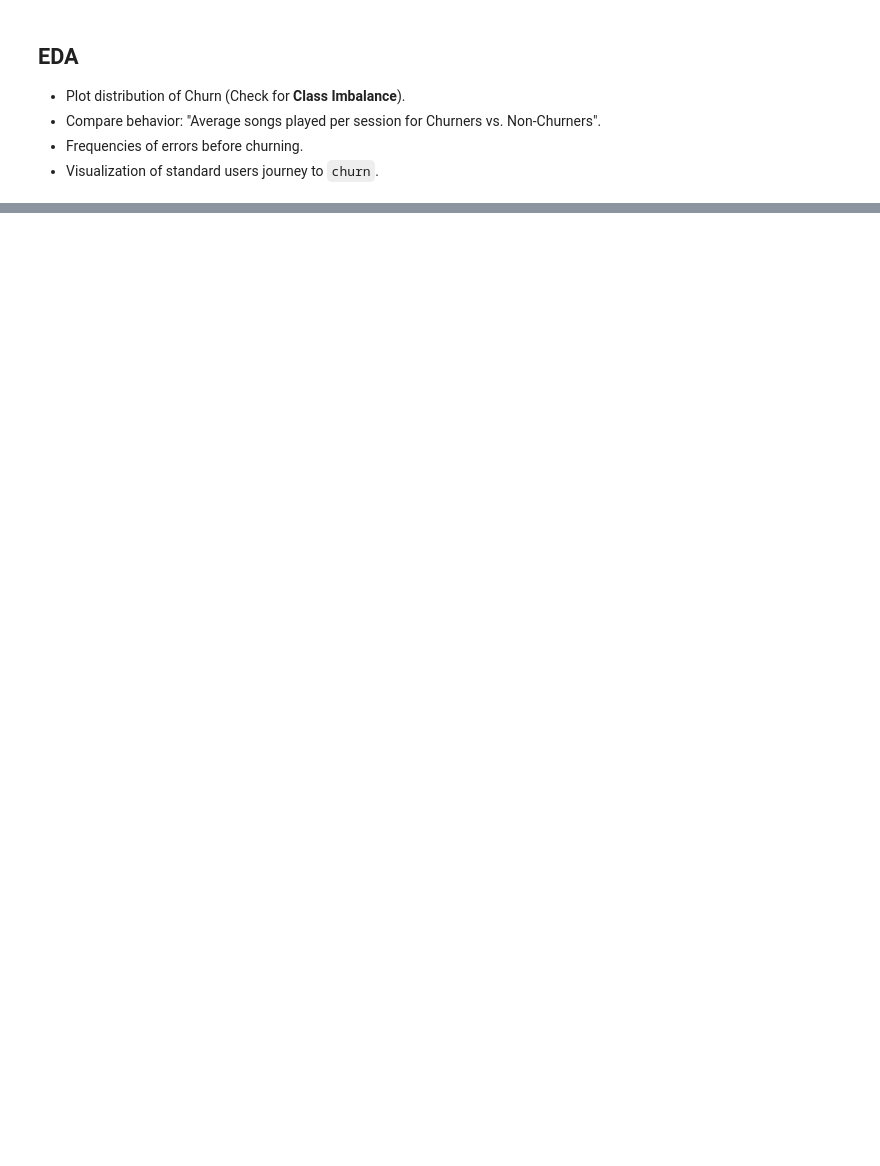
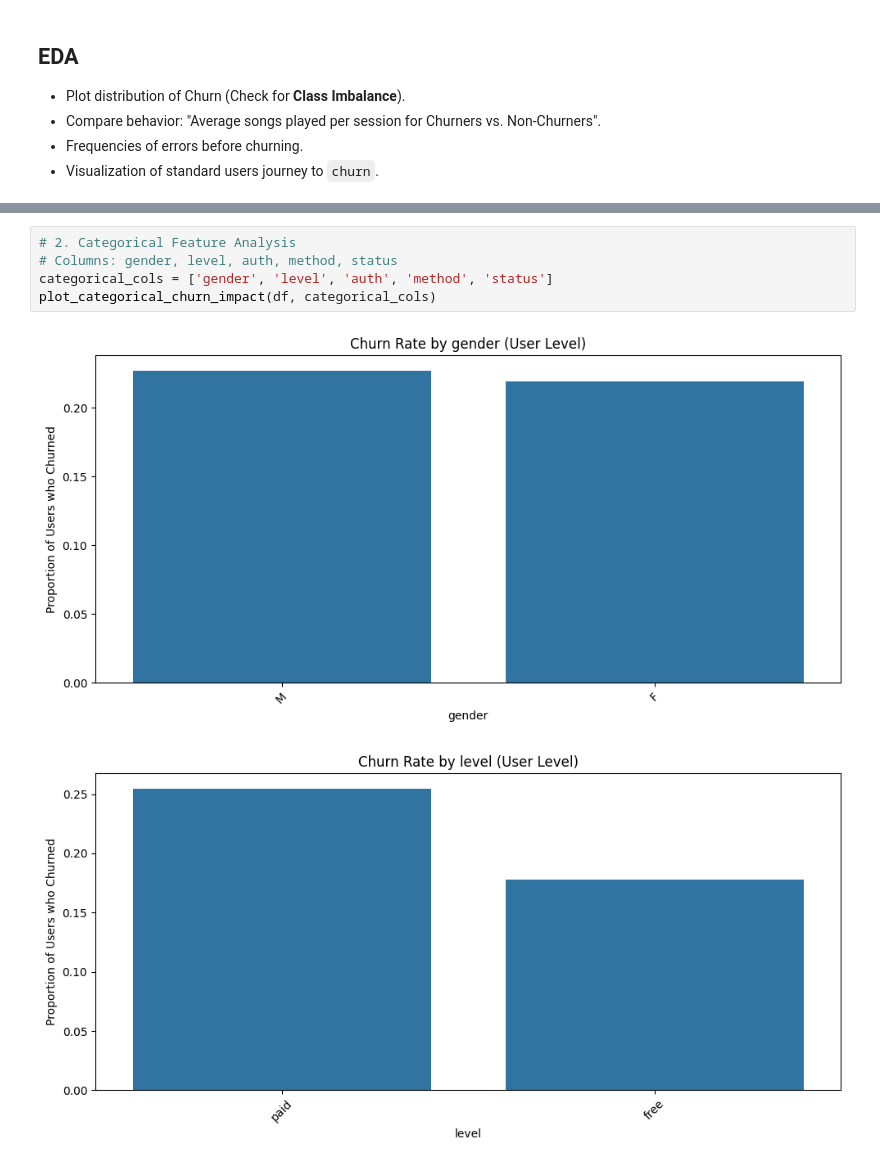
Before and after one commit to RaynorEtienn/Python4DataScience, a Jupyter notebook: Project/notebooks/EDA.ipynb, the cells around one changed output, grey strips where cells are left out. Cells and saved outputs as stored; diff of their text form; blank space fills up the shorter version.

```diff
--- a/Project/notebooks/EDA.ipynb
+++ b/Project/notebooks/EDA.ipynb
@@ -151,0 +166,8 @@ else:
+# %%
+# 2. Categorical Feature Analysis
+# Columns: gender, level, auth, method, status
+categorical_cols = ['gender', 'level', 'auth', 'method', 'status']
+plot_categorical_churn_impact(df, categorical_cols)
+# %% [output]
+[figure, added]
+[figure, added]
```
Also changed, not shown: parts of 13 cells of this notebook, 6 other files.
